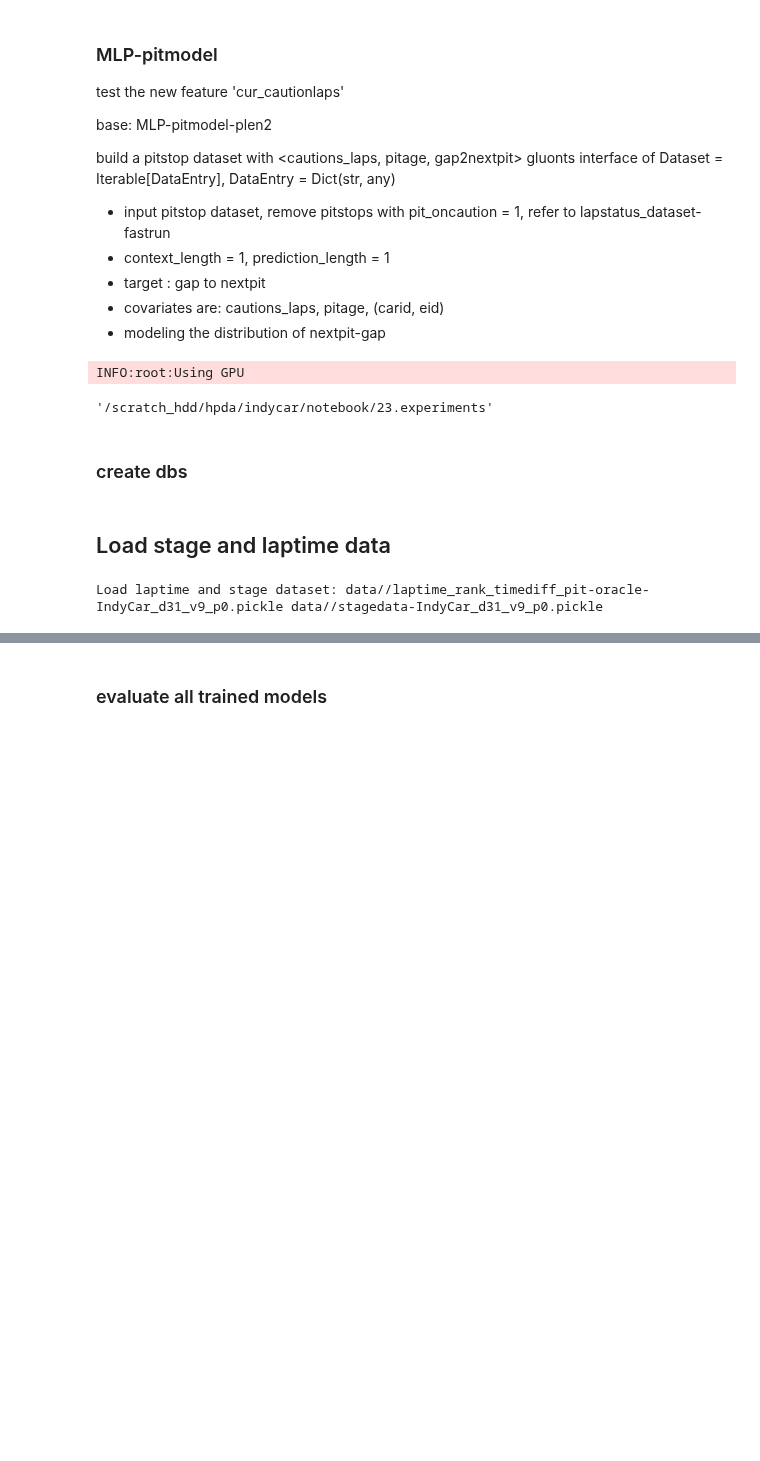
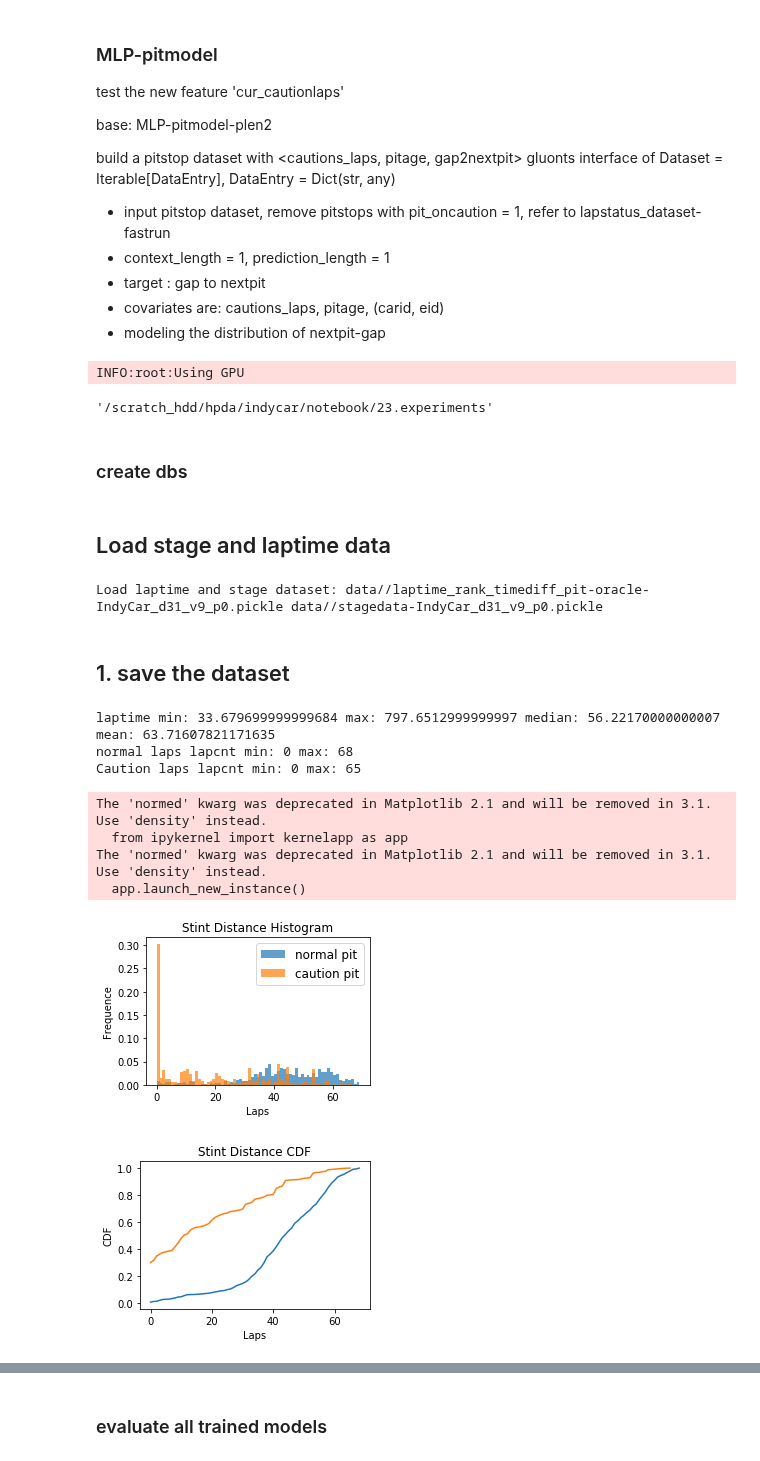
Before and after one commit to DSC-SPIDAL/rankpredictor, a Jupyter notebook: run/23.experiments/notebook/MLP-pitmodel-v6.ipynb, the cells around one changed output, grey strips where cells are left out. Saved outputs shown, nothing was run; the diff lists cells and outputs as text; code cells hidden in the pictures; blank space fills up the shorter version.

```diff
--- a/run/23.experiments/notebook/MLP-pitmodel-v6.ipynb
+++ b/run/23.experiments/notebook/MLP-pitmodel-v6.ipynb
@@ -829,6 +868,7 @@ dbid = f'IndyCar_d{len(events)}_v{_featureCnt}_p{_inlap_status}'
 LAPTIME_DATASET = f'{dataOutputRoot}/laptime_rank_timediff_pit-oracle-{dbid}.pickle'
 STAGE_DATASET = f'{dataOutputRoot}/stagedata-{dbid}.pickle'
 PITCOVERED_DATASET = f'{dataOutputRoot}/pitcoveredlaps-{dbid}-g{covergap}.pickle'
+PITSTOP_DATASET = f'{dataOutputRoot}/pitstop-{dbid}.csv'
 
 print('Load laptime and stage dataset:',LAPTIME_DATASET, STAGE_DATASET)
 with open(LAPTIME_DATASET, 'rb') as f:
@@ -836,6 +876,7 @@ with open(LAPTIME_DATASET, 'rb') as f:
 with open(STAGE_DATASET, 'rb') as f:
     #stagedata = pickle.load(f, encoding='latin1')
     stagedata, _race_info, _events, _events_id = pickle.load(f, encoding='latin1')
+pitstop_df = pd.read_csv(PITSTOP_DATASET)
 
 #check it
 if not _events == events:
@@ -846,3 +887,5 @@ Load laptime and stage dataset: data//laptime_rank_timediff_pit-oracle-IndyCar_d
 # %%
 include_end = True
 includeend_str = '-includeend' if include_end else ''
+# %% [markdown]
+## 1. save the dataset
@@ -849,3 +907,71 @@ includeend_str = '-includeend' if include_end else ''
+# %%
+dfall = pitstop_df[pitstop_df['raceid']==trainrace]
+
+laptime = dfall['lap_time'].values
+print('laptime min:', np.min(laptime), 'max:', np.max(laptime), 'median:', np.median(laptime), 'mean:', np.mean(laptime))
+lapcnt = dfall[dfall['pit_oncaution']==0].lap_cnt
+print('normal laps lapcnt min:', np.min(lapcnt), 'max:', np.max(lapcnt))
+lapcnt = dfall[dfall['pit_oncaution']==1].lap_cnt
+print('Caution laps lapcnt min:', np.min(lapcnt), 'max:', np.max(lapcnt))
+# %% [output]
+laptime min: 33.679699999999684 max: 797.6512999999997 median: 56.22170000000007 mean: 63.71607821171635
+normal laps lapcnt min: 0 max: 68
+Caution laps lapcnt min: 0 max: 65
+# %%
+fig, axs = plt.subplots(1, 1, figsize=(4, 3))
+#fig, axs = plt.subplots(1, 2)
+
+
+# car 12, will power
+binsize = stintlen_config[trainrace][2]
+bins=np.arange(binsize)
+car12 = dfall
+#nlap = car12[car12['lap_time']<80].lap_cnt
+#nlap = car12.lap_cnt
+clap = car12[car12['pit_oncaution']==0].lap_cnt
+#clap2 = car12[(car12['pit_oncaution']==1) & (car12['lap_time']<80)].lap_cnt
+clap2 = car12[(car12['pit_oncaution']==1)].lap_cnt
+#plt.hist(nlap,bins= bins, label='all')
+axs.hist(clap,bins= bins,normed=1,  alpha=0.7,label='normal pit')
+axs.hist(clap2,bins= bins,normed=1,  alpha=0.7,label='caution pit')
+axs.set_xlabel('Laps')
+axs.set_ylabel('Frequence')
+axs.set_title('Stint Distance Histogram')
+axs.legend(prop={'size': 12})
+plt.tight_layout()
+plt.savefig('pitmodel_a.pdf')
+
+
+fig, axs = plt.subplots(1, 1, figsize=(4, 3))
+df = dfall
+df = df[(df['pit_oncaution']==0)]
+lapcnt_model = make_pitmodel(df.lap_cnt.values)
+p = list(lapcnt_model.values())
+k = list(lapcnt_model.keys())
+lapcnt_cdf = np.cumsum(p) / np.sum(p)
+axs.plot(k,lapcnt_cdf, label='normal pit(total = %d)'%(len(df)))
+
+df = dfall
+df = df[(df['pit_oncaution']==1)]
+lapcnt_model = make_pitmodel(df.lap_cnt.values)
+p = list(lapcnt_model.values())
+k = list(lapcnt_model.keys())
+lapcnt_cdf = np.cumsum(p) / np.sum(p)
+axs.plot(k,lapcnt_cdf, label='caution pit(total = %d)'%(len(df)))
+
+axs.set_xlabel('Laps')
+axs.set_ylabel('CDF')
+axs.set_title('Stint Distance CDF')
+#axs[1].legend(prop={'size': 10})
+plt.tight_layout()
+plt.savefig(f'figs/pitmodel_ab_{trainrace}.pdf')
+# %% [output]
+The 'normed' kwarg was deprecated in Matplotlib 2.1 and will be removed in 3.1. Use 'density' instead.
+  from ipykernel import kernelapp as app
+The 'normed' kwarg was deprecated in Matplotlib 2.1 and will be removed in 3.1. Use 'density' instead.
+  app.launch_new_instance()
+[figure, added]
+[figure, added]
 # %%
 #model store
 dataset = {}
```
Also changed, not shown: parts of 12 cells of this notebook, 15 other files.
